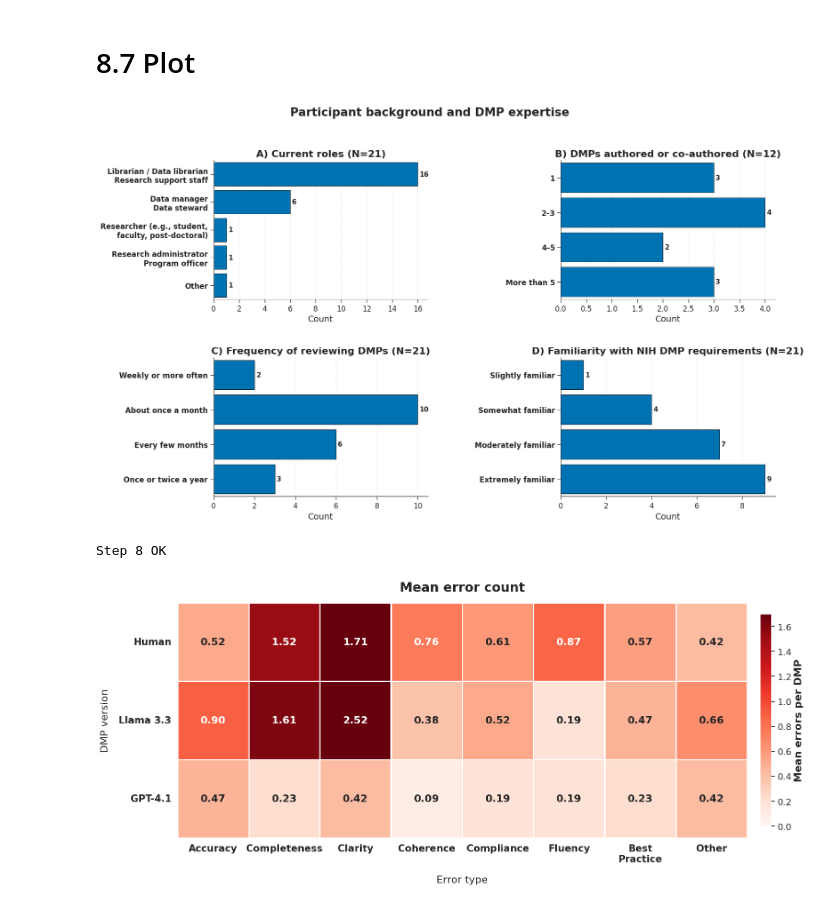
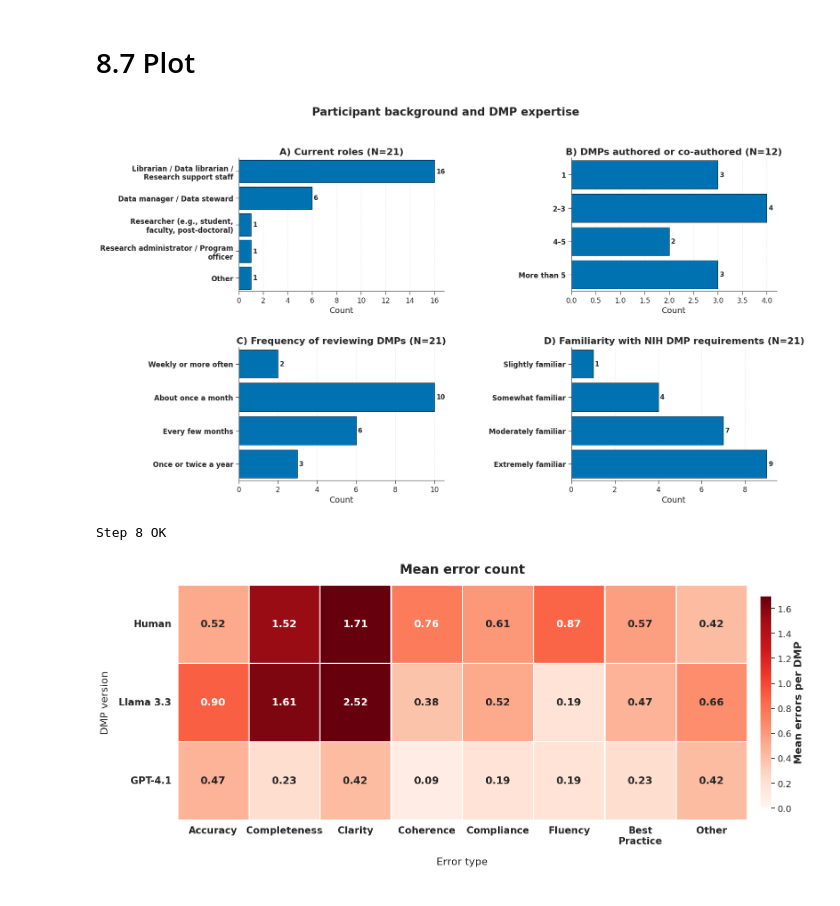
Before and after one commit to fairdataihub/nih-dmp-llm-evaluation-paper-code, a Jupyter notebook: Human-evaluation.ipynb, the cells around one changed output. Drawn from its saved outputs; the diff is of its cells as text; code cells hidden in the pictures.

```diff
--- a/Human-evaluation.ipynb
+++ b/Human-evaluation.ipynb
@@ -132,0 +134,33 @@ Step 2 OK
+# %%
+eval_clean = eval_df.copy()
+
+eval_clean["participantId"] = eval_clean["participantId"].astype("string")
+eval_clean["dmpName"] = eval_clean["dmpName"].astype("string").str.strip()
+
+
+PREFIX_TO_MODEL = {"X": "Llama", "Y": "GPT", "Z": "Human"}
+PATTERN = re.compile(r"^([XYZ])_(\d+)$", flags=re.IGNORECASE)
+
+def normalize_dmp_name(s):
+    if s is None or (isinstance(s, float) and pd.isna(s)):
+        return s
+    t = str(s).strip()
+    m = PATTERN.fullmatch(t)
+    return f"{PREFIX_TO_MODEL[m.group(1).upper()]}_{m.group(2)}" if m else t
+
+eval_clean["dmpName"] = eval_clean["dmpName"].apply(normalize_dmp_name)
+
+def infer_model(dmp_name: str) -> str:
+    s = (dmp_name or "").lower()
+    if s.startswith("human") or "human" in s:
+        return "Human"
+    if s.startswith("llama") or "llama" in s:
+        return "Llama"
+    if s.startswith("gpt") or "gpt" in s:
+        return "GPT"
+    return "Unknown"
+
+eval_clean["model"] = eval_clean["dmpName"].apply(infer_model)
+
+print("Step 3 OK")
+print("Model counts:", eval_clean["model"].value_counts(dropna=False).to_dict())
@@ -1194,6 +1231,18 @@ Saved: C:/Users/Nahid/nih-dmp-llm-evaluation-paper-code/outputs/human-evaluation
 # %% [markdown]
 # 8.7 Plot
 # %%
+
+
+def wrap_panelA_label(s: str, width: int = 34) -> str:
+    """
+    Wrap long role labels for Panel A without breaking words.
+    """
+    if s is None:
+        return ""
+    s = str(s).strip()
+    if not s or s.lower() == "nan":
+        return ""
+    return "\n".join(textwrap.wrap(s, width=width, break_long_words=False))
 
 sns.set(
     style="ticks",
@@ -1290,34 +1339,34 @@ barh_panel(
     y_order=freq_order,
     bold_ylabels=True,
 )
 
 barh_panel(
     axes[3],
     d_counts,
     "Category",
     f"D) Familiarity with NIH DMP requirements (N={N_D})",
     y_order=fam_order,
     bold_ylabels=True,
 )
 
 
 fig.subplots_adjust(
     left=0.20,
     right=0.98,
     top=0.90,
     bottom=0.08,
     wspace=0.62,
     hspace=0.42,
 )
 
 fig_path = FIG_DIR / "participants_background_dmp_expertise_horizontal_2x2.png"
 fig.savefig(fig_path, dpi=300, bbox_inches="tight", pad_inches=0.02, facecolor="white")
 plt.show()
 plt.close(fig)
 
 print("Step 8 OK")
 # %% [output]
-[figure, old version]
+[figure, new version]
 Step 8 OK
 # %%
 import os
```
Also changed, not shown: parts of 4 cells of this notebook, 5 other files.
